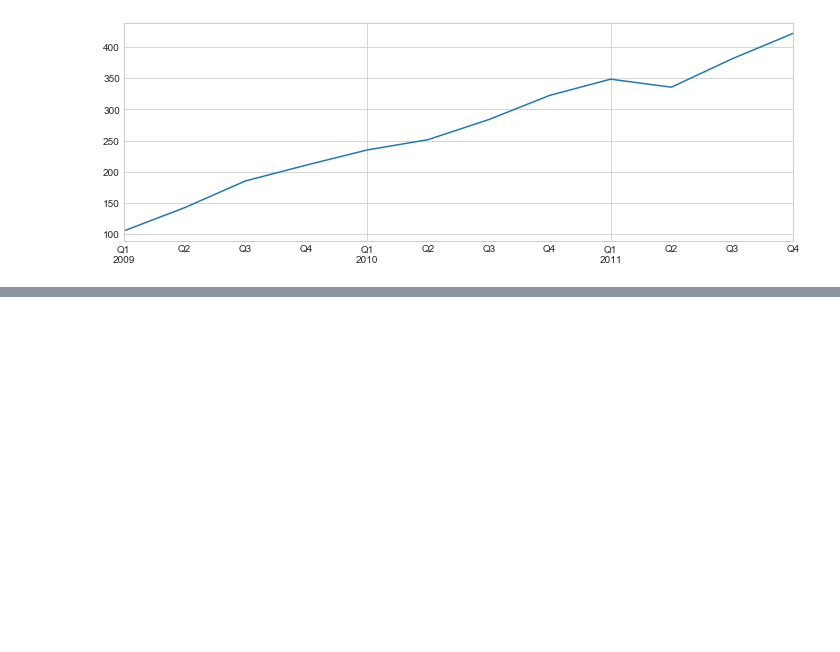
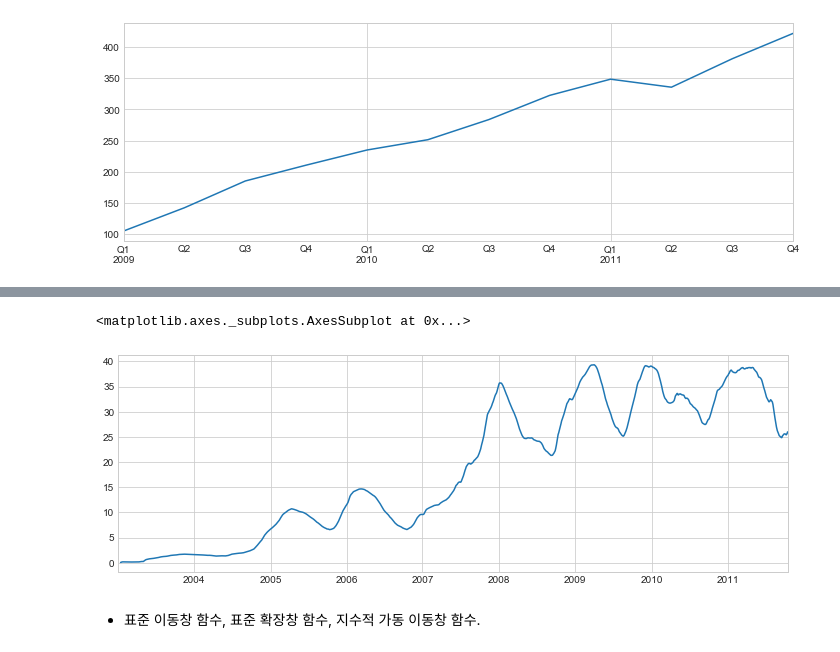
Before and after one commit to eunhwany/ML_Study, a Jupyter notebook: pydataAnalysis/Chap10_Time Series.ipynb, the cells around one changed output, grey strips where cells are left out. Drawn from its saved outputs; the diff is of its cells as text; code cells hidden in the pictures; blank space fills up the shorter version.

```diff
--- a/pydataAnalysis/Chap10_Time Series.ipynb
+++ b/pydataAnalysis/Chap10_Time Series.ipynb
@@ -1852,0 +1937,4 @@ appl_q.loc['2009':].plot()
+# %%
+# 적어도 10개 이상이면
+appl_std250 = close_px.AAPL.rolling(250, min_periods=10).std()
+appl_std250[:12]
@@ -1852,0 +1955,8 @@ appl_q.loc['2009':].plot()
+# %%
+# 애플 사 주식의 250일간 일별 수익률의 표준편차.
+appl_std250.plot()
+# %% [output]
+<matplotlib.axes._subplots.AxesSubplot at 0x...>
+[figure, added]
+# %% [markdown]
+- 표준 이동창 함수, 표준 확장창 함수, 지수적 가동 이동창 함수.
```
Also changed, not shown: parts of 27 cells of this notebook, 1 other file.
